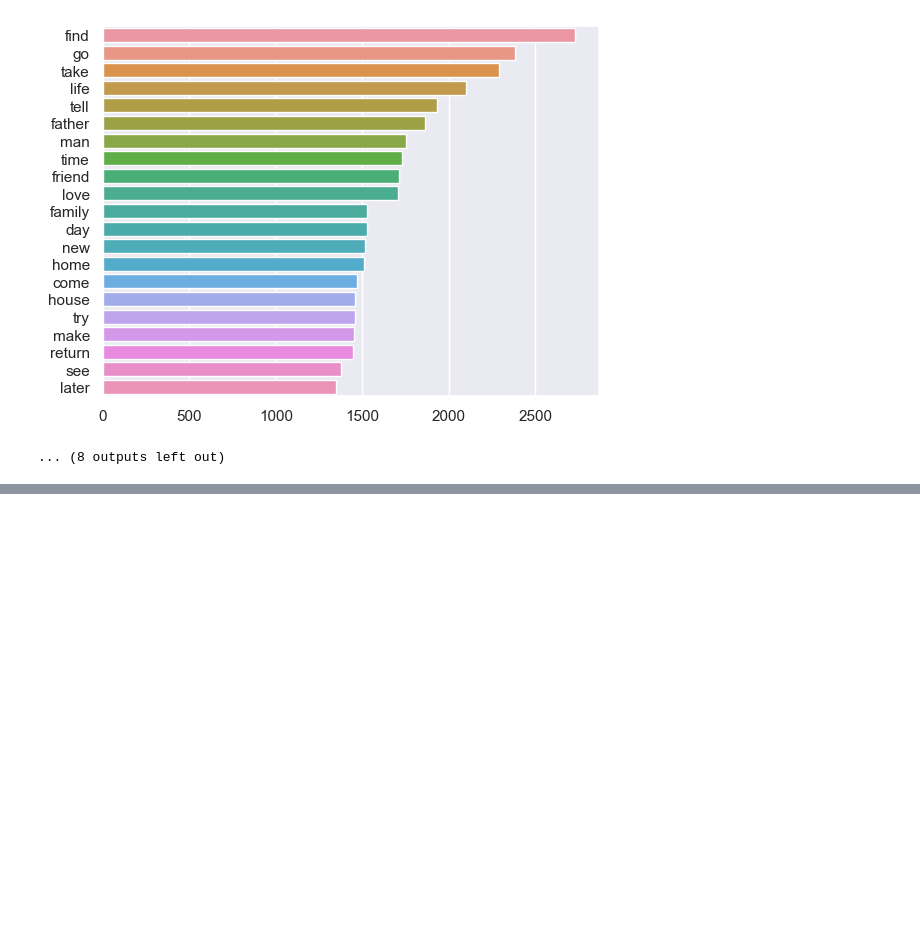
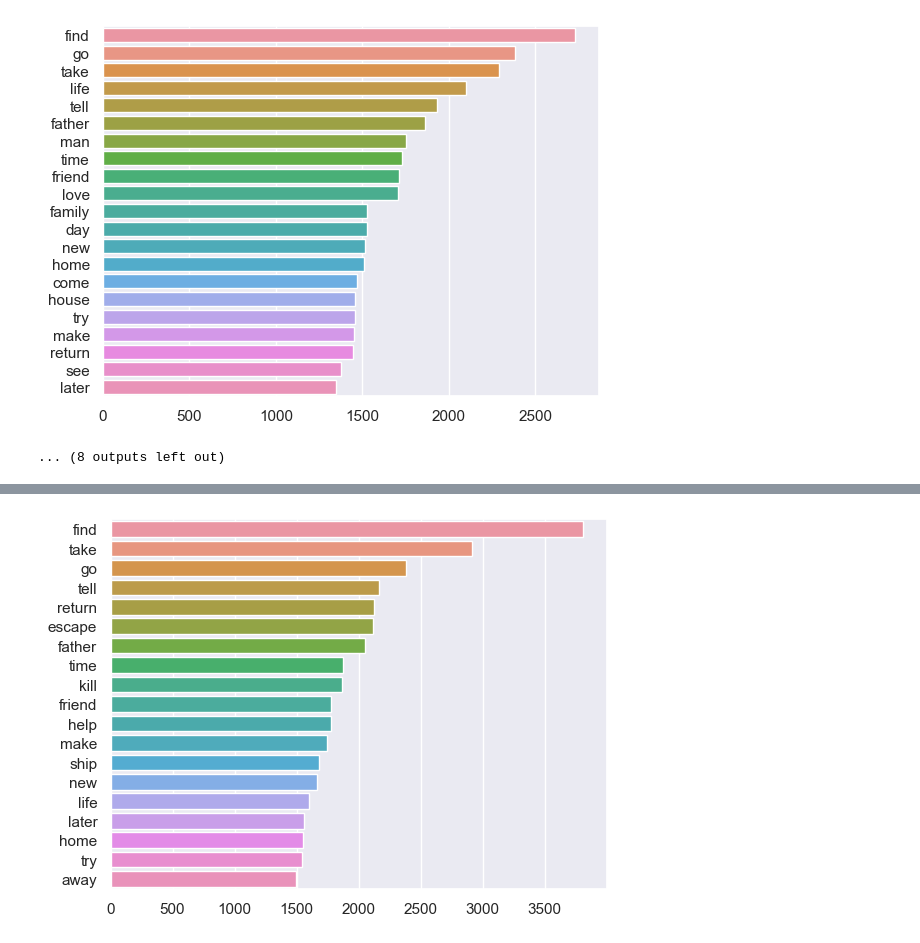
Before and after one commit to epfl-ada/ada-2022-project-adamax, a Jupyter notebook: src/nb_desc.ipynb, the cells around one changed output, grey strips where cells are left out. Drawn from its saved outputs; the diff is of its cells as text; code cells hidden in the pictures; blank space fills up the shorter version.

```diff
--- a/src/nb_desc.ipynb
+++ b/src/nb_desc.ipynb
@@ -66,0 +71,17 @@ for period, indices in df.groupby("ReleasePeriod").groups.items():
+# %%
+def remove_fb_id(row):
+    row = eval(row)
+    new_row = []
+    for id, cat in row.items():
+        new_row.append(cat)
+    return new_row
+# %%
+genres = df_meta["Genres"].apply(remove_fb_id).explode()
+df_genres = pd.merge(df_meta["WikiID"], genres, left_index=True, right_index=True)
+# %%
+g = "Adventure"
+df_g = df.merge(df_genres[df_genres["Genres"] == g], on="WikiID")
+# %%
+plot_top_non_stopwords_barchart(df_g["synopsis"])
+# %% [output]
+[figure, added]
```
Also changed, not shown: parts of 5 cells of this notebook, 1 other file.
